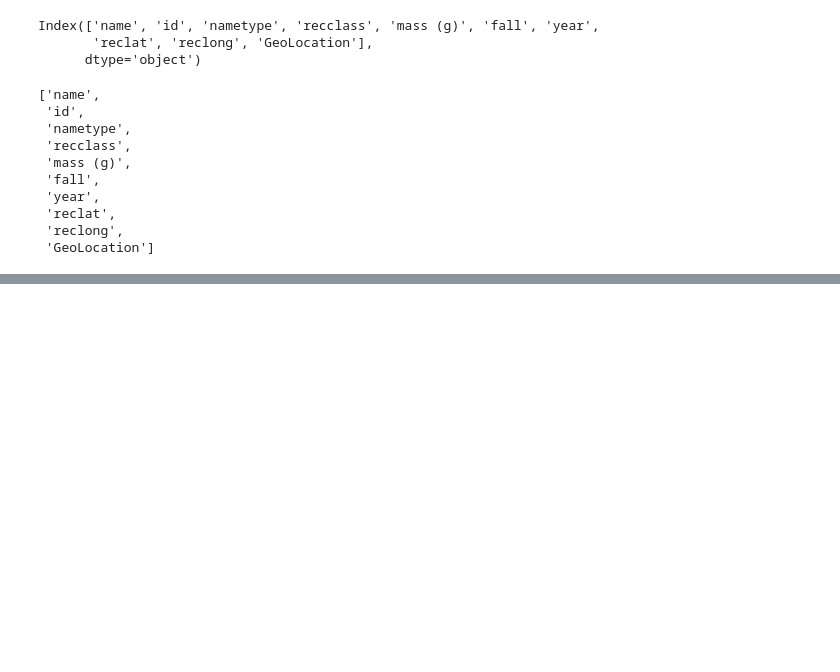
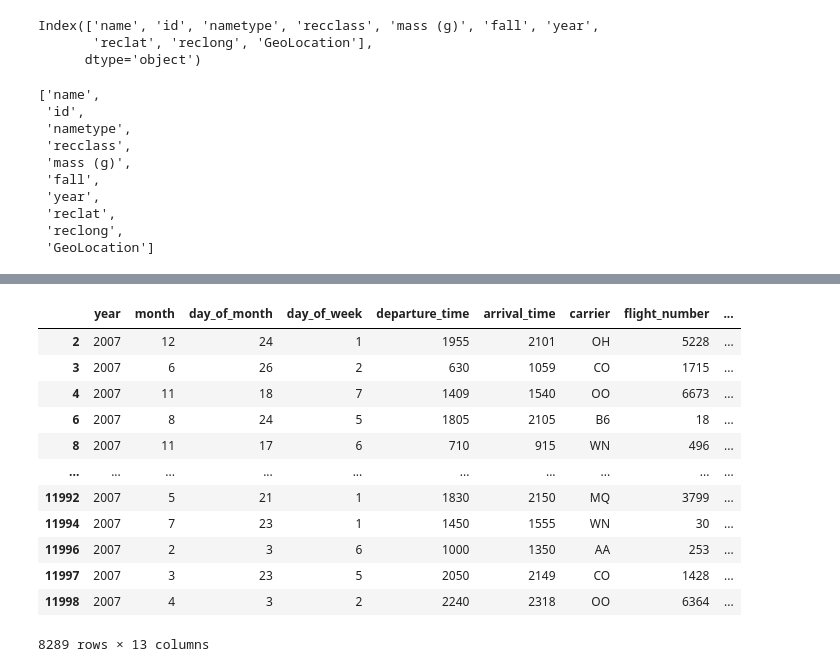
Before and after one commit to hackablock/Basic-Data-Science, a Jupyter notebook: Basic_Data_Science.ipynb, the cells around one changed output, grey strips where cells are left out. Cells and saved outputs as stored; diff of their text form; code cells hidden in the pictures; blank space fills up the shorter version.

```diff
--- a/Basic_Data_Science.ipynb
+++ b/Basic_Data_Science.ipynb
@@ -46,0 +298,16 @@ df.columns.to_list()
+# %%
+df[df['delay'] < 10]
+# %% [output]
+|  | year | month | day_of_month | day_of_week | departure_time | arrival_time | carrier | flight_number | ... |
+| 2 | 2007 | 12 | 24 | 1 | 1955 | 2101 | OH | 5228 | ... |
+| 3 | 2007 | 6 | 26 | 2 | 630 | 1059 | CO | 1715 | ... |
+| 4 | 2007 | 11 | 18 | 7 | 1409 | 1540 | OO | 6673 | ... |
+| 6 | 2007 | 8 | 24 | 5 | 1805 | 2105 | B6 | 18 | ... |
+| 8 | 2007 | 11 | 17 | 6 | 710 | 915 | WN | 496 | ... |
+| ... | ... | ... | ... | ... | ... | ... | ... | ... | ... |
+| 11992 | 2007 | 5 | 21 | 1 | 1830 | 2150 | MQ | 3799 | ... |
+| 11994 | 2007 | 7 | 23 | 1 | 1450 | 1555 | WN | 30 | ... |
+| 11996 | 2007 | 2 | 3 | 6 | 1000 | 1350 | AA | 253 | ... |
+| 11997 | 2007 | 3 | 23 | 5 | 2050 | 2149 | CO | 1428 | ... |
+| 11998 | 2007 | 4 | 3 | 2 | 2240 | 2318 | OO | 6364 | ... |
+8289 rows × 13 columns
```
Also changed, not shown: parts of 21 cells of this notebook.
